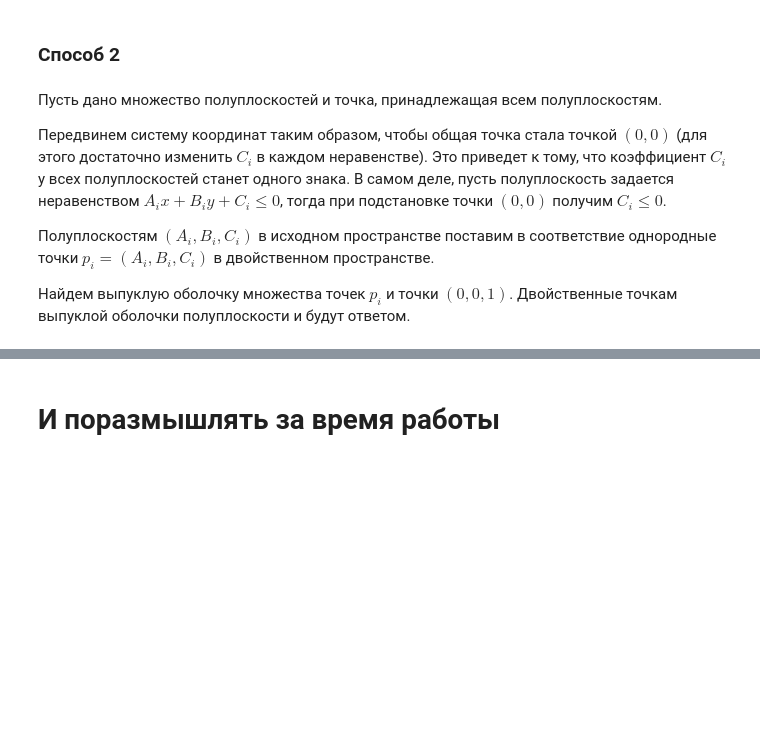
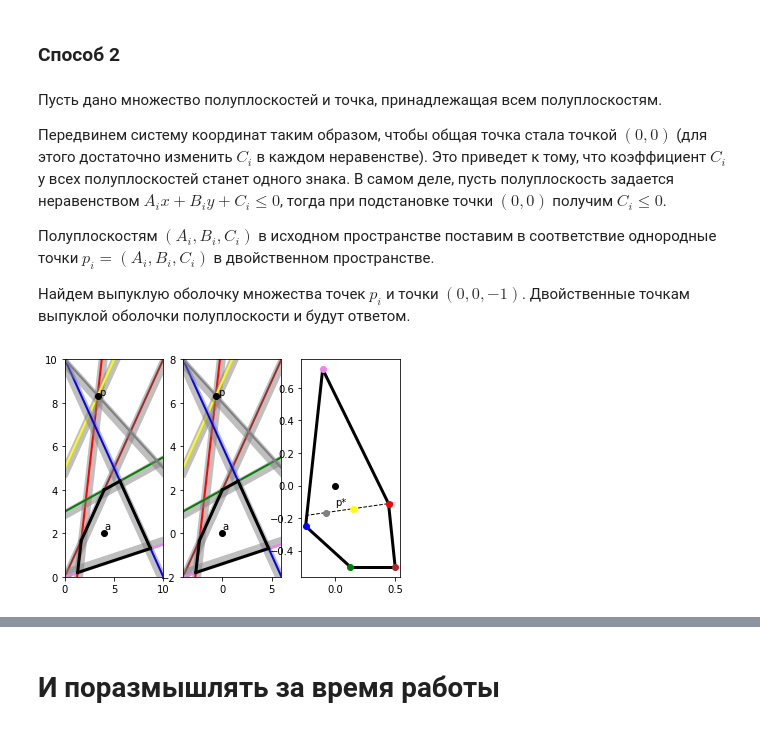
Before and after one commit to iKefir/cg, a Jupyter notebook: 21_half_plane_intersect/find_half_plane_intersection.ipynb, the cells around one changed output, grey strips where cells are left out. Drawn from its saved outputs; the diff is of its cells as text; code cells hidden in the pictures; blank space fills up the shorter version.

```diff
--- a/21_half_plane_intersect/find_half_plane_intersection.ipynb
+++ b/21_half_plane_intersect/find_half_plane_intersection.ipynb
@@ -319,4 +335,13 @@ $\triangleleft$
 
 Полуплоскостям $(A_i, B_i, C_i)$ в исходном пространстве поставим в соответствие однородные точки $p_i=(A_i, B_i, C_i)$ в двойственном пространстве.
 
-Найдем выпуклую оболочку множества точек $p_i$ и точки $(0, 0, 1)$. Двойственные точкам выпуклой оболочки полуплоскости и будут ответом.
+Найдем выпуклую оболочку множества точек $p_i$ и точки $(0, 0, -1)$. Двойственные точкам выпуклой оболочки полуплоскости и будут ответом.
+# %%
+# %matplotlib tk
+
+# Иллюстрация дуального преобразования
+from visualisation import draw_second_dual_transform
+
+draw_second_dual_transform()
+# %% [output]
+[figure, added]
```
Also changed, not shown: parts of 16 cells of this notebook, 2 other files.
